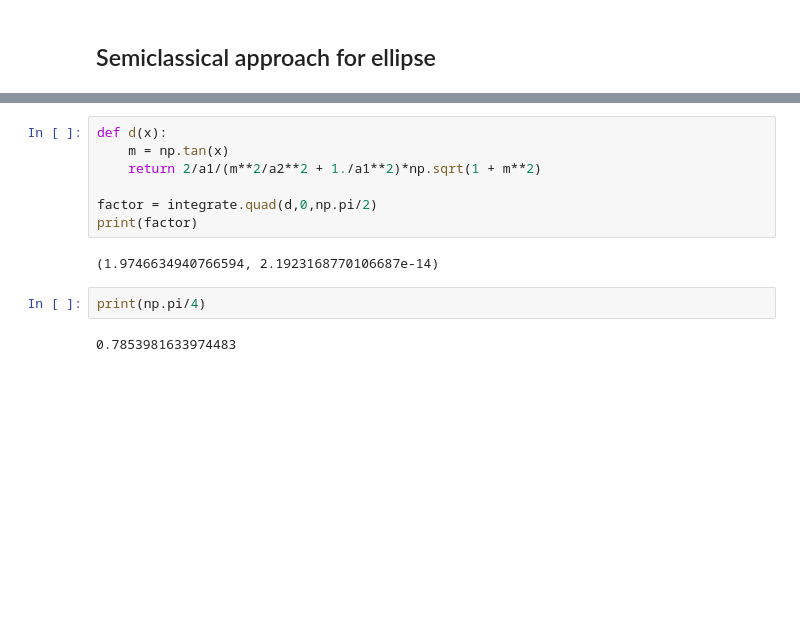
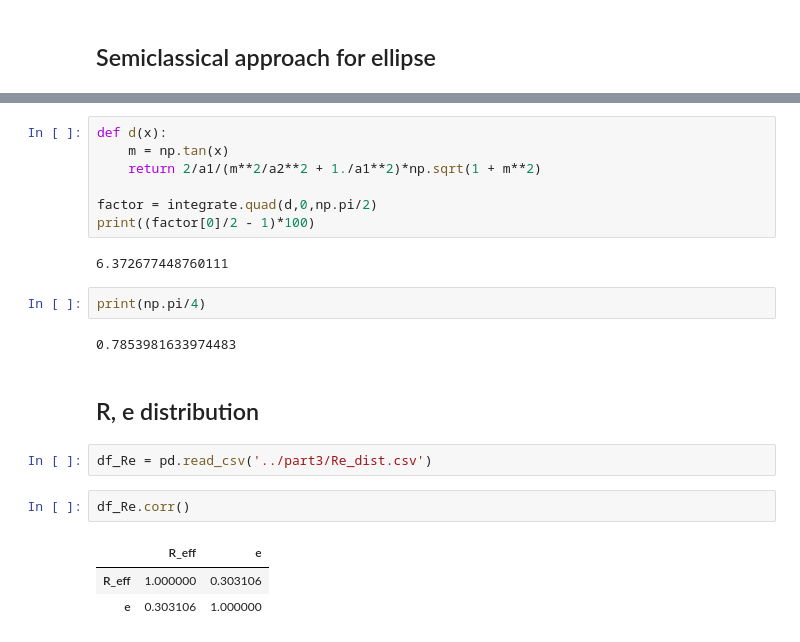
Before and after one commit to AlessandroLovo/NP_LAB, a Jupyter notebook: part1/A_posteriori.ipynb, the cells around one changed output, grey strips where cells are left out. Drawn from its saved outputs; the diff is of its cells as text; blank space fills up the shorter version.

```diff
--- a/part1/A_posteriori.ipynb
+++ b/part1/A_posteriori.ipynb
@@ -652,10 +688,20 @@ def d(x):
     return 2/a1/(m**2/a2**2 + 1./a1**2)*np.sqrt(1 + m**2)
 
 factor = integrate.quad(d,0,np.pi/2)
-print(factor)
+print((factor[0]/2 - 1)*100)
 # %% [output]
-(1.9746634940766594, 2.1923168770106687e-14)
+6.372677448760111
 # %%
 print(np.pi/4)
 # %% [output]
 0.7853981633974483
+# %% [markdown]
+## R, e distribution
+# %%
+df_Re = pd.read_csv('../part3/Re_dist.csv')
+# %%
+df_Re.corr()
+# %% [output]
+|  | R_eff | e |
+| R_eff | 1.000000 | 0.303106 |
+| e | 0.303106 | 1.000000 |
```
Also changed, not shown: parts of 11 cells of this notebook, 1 other file.
